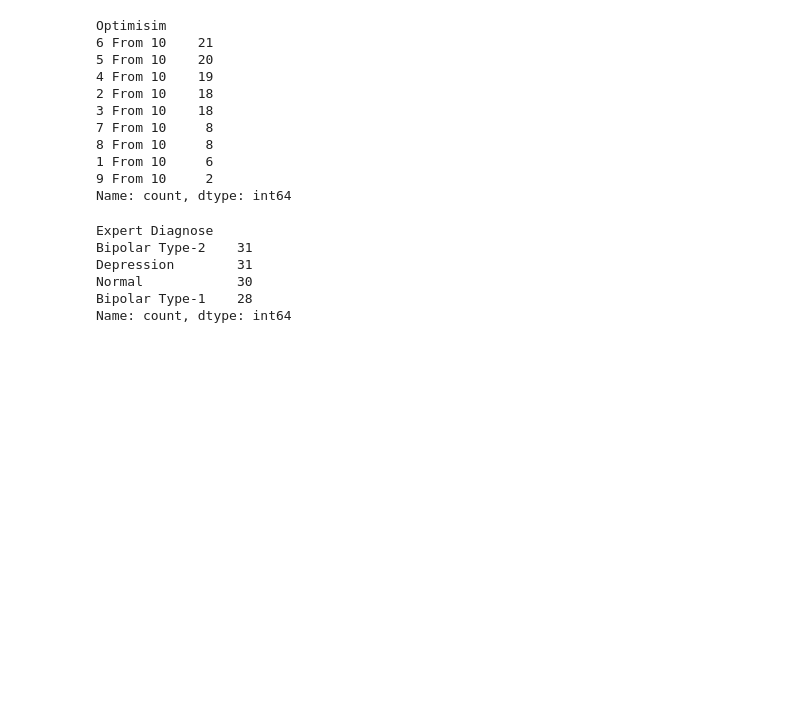
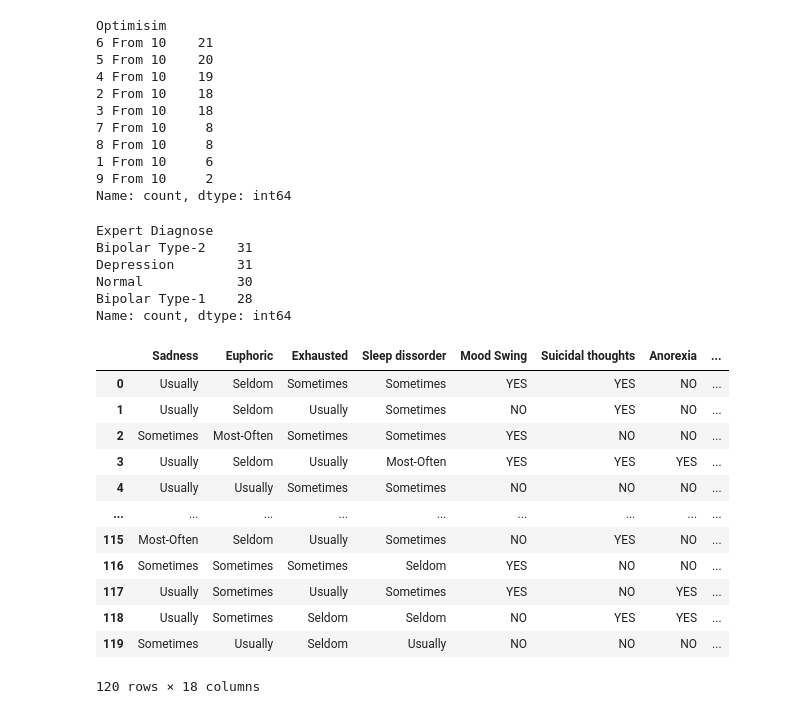
Before and after one commit to dantrainor9/Mental-Health-Diagnostics, a Jupyter notebook: Mental_Health_Diagnostics.ipynb, the cells around one changed output. Cells and saved outputs as stored; diff of their text form; code cells hidden in the pictures; blank space fills up the shorter version.

```diff
--- a/Mental_Health_Diagnostics.ipynb
+++ b/Mental_Health_Diagnostics.ipynb
@@ -212,3 +212,21 @@ Bipolar Type-1    28
 Name: count, dtype: int64
 # %%
 #fairly even split of target column
+# %%
+df.rename(columns={'Anorxia':'Anorexia'},inplace=True)
+# %%
+df
+# %% [output]
+|  | Sadness | Euphoric | Exhausted | Sleep dissorder | Mood Swing | Suicidal thoughts | Anorexia | ... |
+| 0 | Usually | Seldom | Sometimes | Sometimes | YES | YES | NO | ... |
+| 1 | Usually | Seldom | Usually | Sometimes | NO | YES | NO | ... |
+| 2 | Sometimes | Most-Often | Sometimes | Sometimes | YES | NO | NO | ... |
+| 3 | Usually | Seldom | Usually | Most-Often | YES | YES | YES | ... |
+| 4 | Usually | Usually | Sometimes | Sometimes | NO | NO | NO | ... |
+| ... | ... | ... | ... | ... | ... | ... | ... | ... |
+| 115 | Most-Often | Seldom | Usually | Sometimes | NO | YES | NO | ... |
+| 116 | Sometimes | Sometimes | Sometimes | Seldom | YES | NO | NO | ... |
+| 117 | Usually | Sometimes | Usually | Sometimes | YES | NO | YES | ... |
+| 118 | Usually | Sometimes | Seldom | Seldom | NO | YES | YES | ... |
+| 119 | Sometimes | Usually | Seldom | Usually | NO | NO | NO | ... |
+120 rows × 18 columns
```
